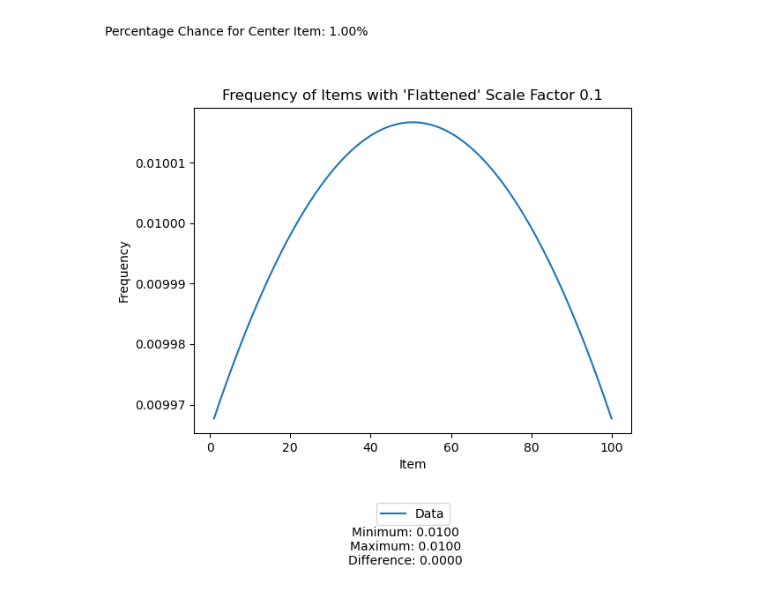
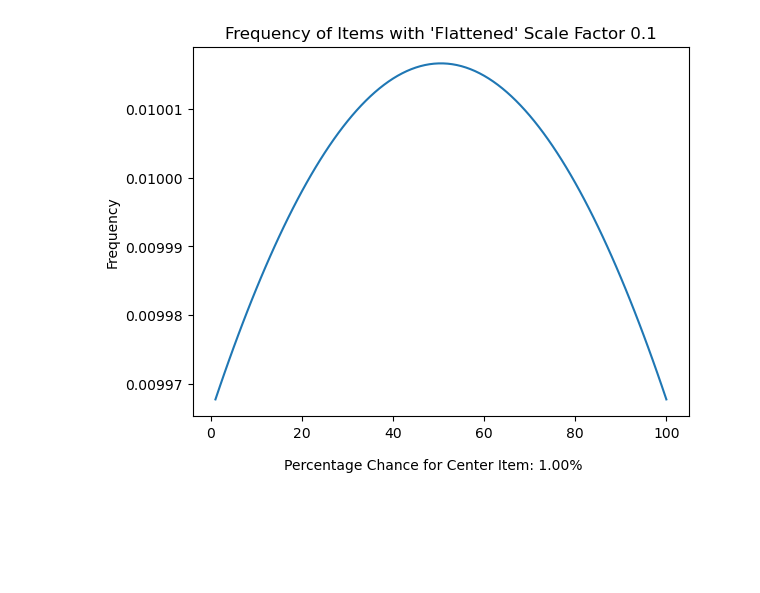
Before and after one commit to douglasware/ElumenotionSite, a Jupyter notebook: Projects/WeightedRandoms/visualizer.ipynb, the cells around one changed output. Drawn from its saved outputs; the diff is of its cells as text; code cells hidden in the pictures; blank space fills up the shorter version.

Commit message:
Updated plot notebook

```diff
--- a/Projects/WeightedRandoms/visualizer.ipynb
+++ b/Projects/WeightedRandoms/visualizer.ipynb
@@ -12,36 +12,33 @@ scale = 0.1
 
 # Read data from CSV file
 x = []
 y = []
 with open(filename, 'r') as file:
     reader = csv.reader(file)
     next(reader) # skip header
     for row in reader:
         x.append(int(row[0]))
         y.append(float(row[1]))
 
 # Calculate percentage chance for center item
 center_freq = y[x.index(int(center*100))]
 
 # Create plot
 fig, ax = plt.subplots()
 ax.plot(x, y)
 
 # Set plot title and axis labels
 ax.set_title("Frequency of Items with 'Flattened' Scale Factor 0.1")
-ax.set_xlabel("Item")
 ax.set_ylabel("Frequency")
 
 # Add legend showing minimum and maximum values and their difference
 min_val = min(y)
 max_val = max(y)
 diff = max_val - min_val
-ax.legend(["Data", f"Minimum: {min_val:.4f}", f"Maximum: {max_val:.4f}", f"Difference: {diff:.4f}"], loc="lower center", bbox_to_anchor=(0.5, -0.3))
 
-# Add figtext showing percentage chance for center item and legend
-plt.figtext(0.2, 1.05, f"Percentage Chance for Center Item: {center_freq*100:.2f}%", ha="center")
-plt.figtext(0.5, -0.2, f"Minimum: {min_val:.4f}\nMaximum: {max_val:.4f}\nDifference: {diff:.4f}", ha="center")
+# Add figtext showing percentage chance for center item
+plt.figtext(0.5, 0, f"Percentage Chance for Center Item: {center_freq*100:.2f}%", ha="center")
 
 plt.show()
 # %% [output]
-[figure, old version]
+[figure, new version]
```
Also changed, not shown: parts of 6 cells of this notebook.
